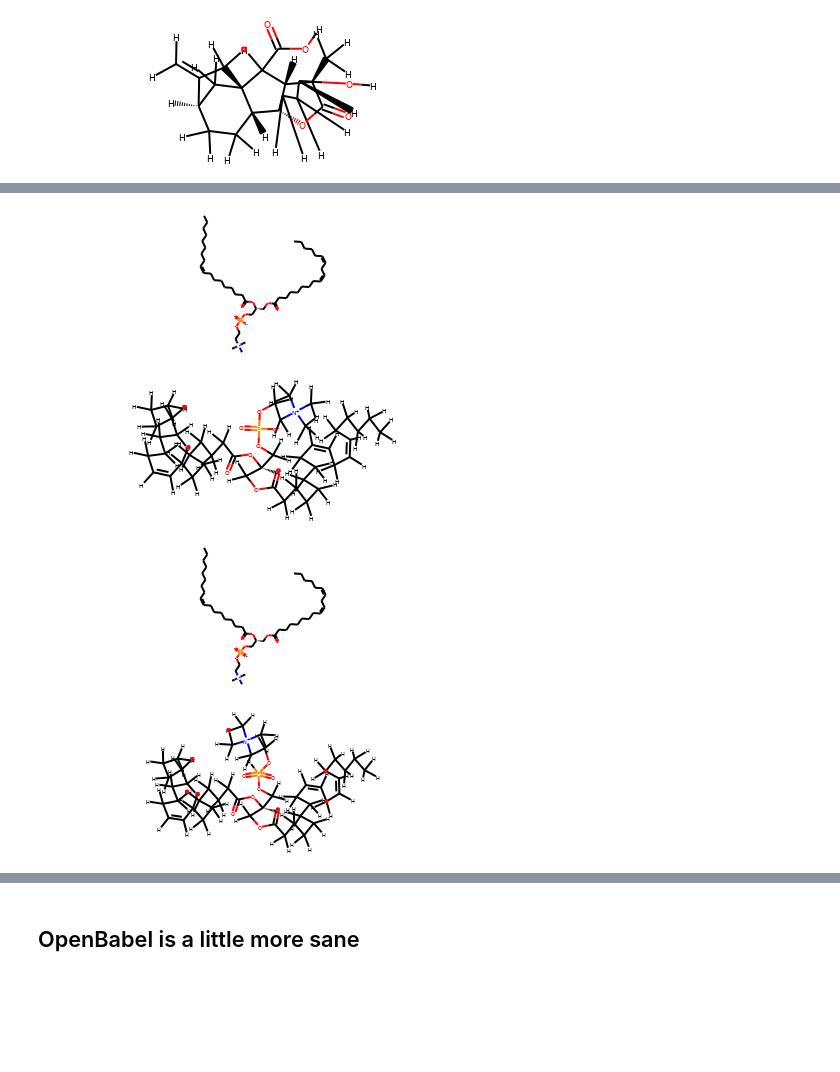
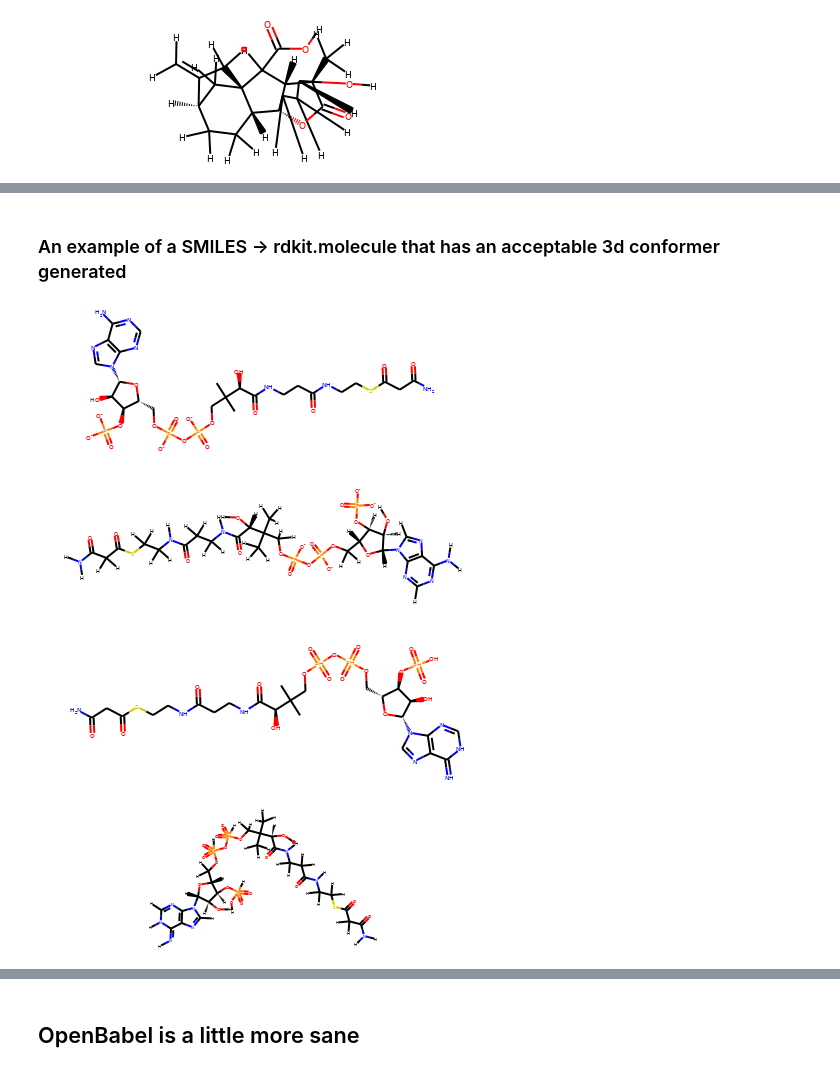
Before and after one commit to wadejong/MetAtlas, a Jupyter notebook: chebi_and_metacyc.ipynb, the cells around one changed output, grey strips where cells are left out. Drawn from its saved outputs; the diff is of its cells as text; code cells hidden in the pictures; blank space fills up the shorter version.

```diff
--- a/chebi_and_metacyc.ipynb
+++ b/chebi_and_metacyc.ipynb
@@ -62,19 +101,23 @@ display(rdkit_sanismile)
+# %% [markdown]
+### An example of a SMILES -> rdkit.molecule that has an acceptable 3d conformer generated
 # %%
-idx = 19
+idx = 1
 ogsmile = molecules.loc[idx, 'original_smiles']
 sanismile = molecules.loc[idx, 'sanitized_smiles']
 
 rdkit_ogsmile = Chem.MolFromSmiles(ogsmile)
 display(rdkit_ogsmile)
 rdkit_ogsmile = Chem.AddHs(rdkit_ogsmile)
 display(rdkit_ogsmile)
 
 rdkit_sanismile = Chem.MolFromSmiles(sanismile)
 display(rdkit_sanismile)
 rdkit_sanismile = Chem.AddHs(rdkit_sanismile)
 display(rdkit_sanismile)
+
+Chem.MolToMolFile(rdkit_sanismile, 'mol{}.mol'.format(idx))
 # %% [output]
-[figure, old version]
+[figure, new version]
-[figure, old version]
+[figure, new version]
-[figure, old version]
+[figure, new version]
-[figure, old version]
+[figure, new version]
```
Also changed, not shown: parts of 7 cells of this notebook.
